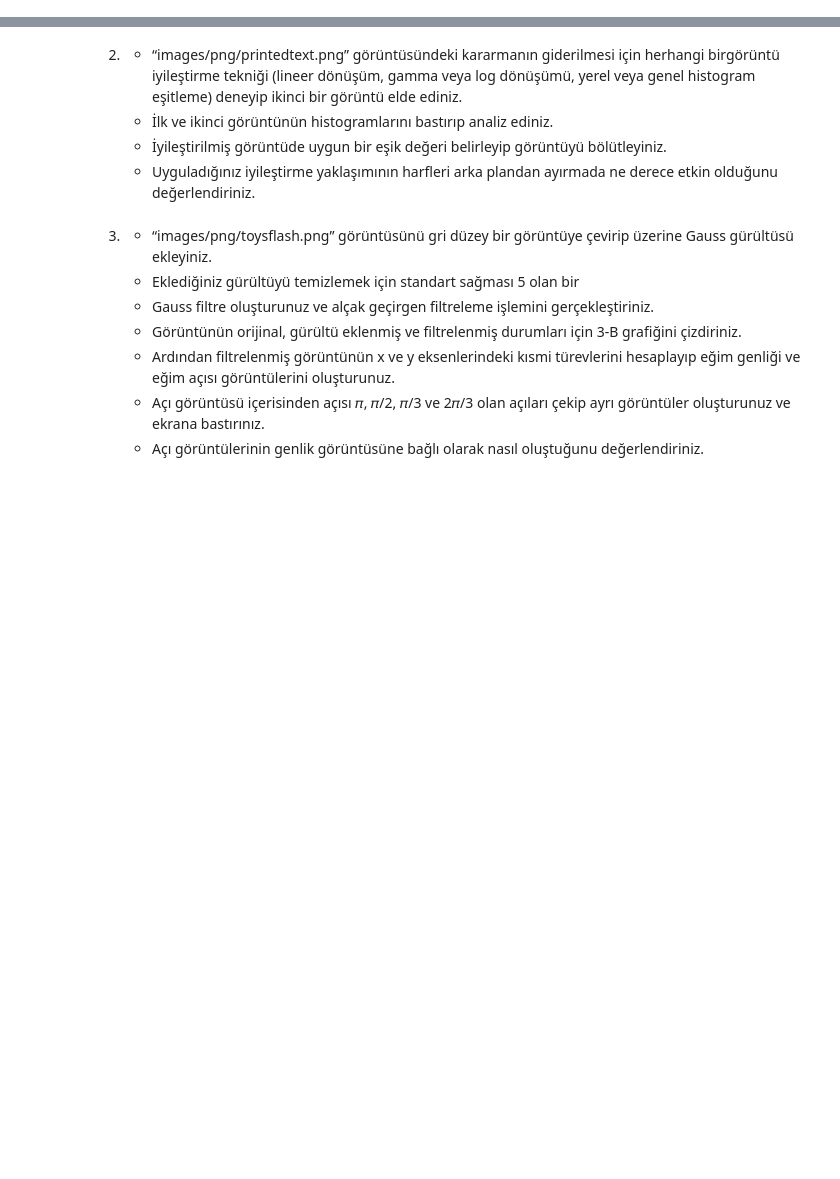
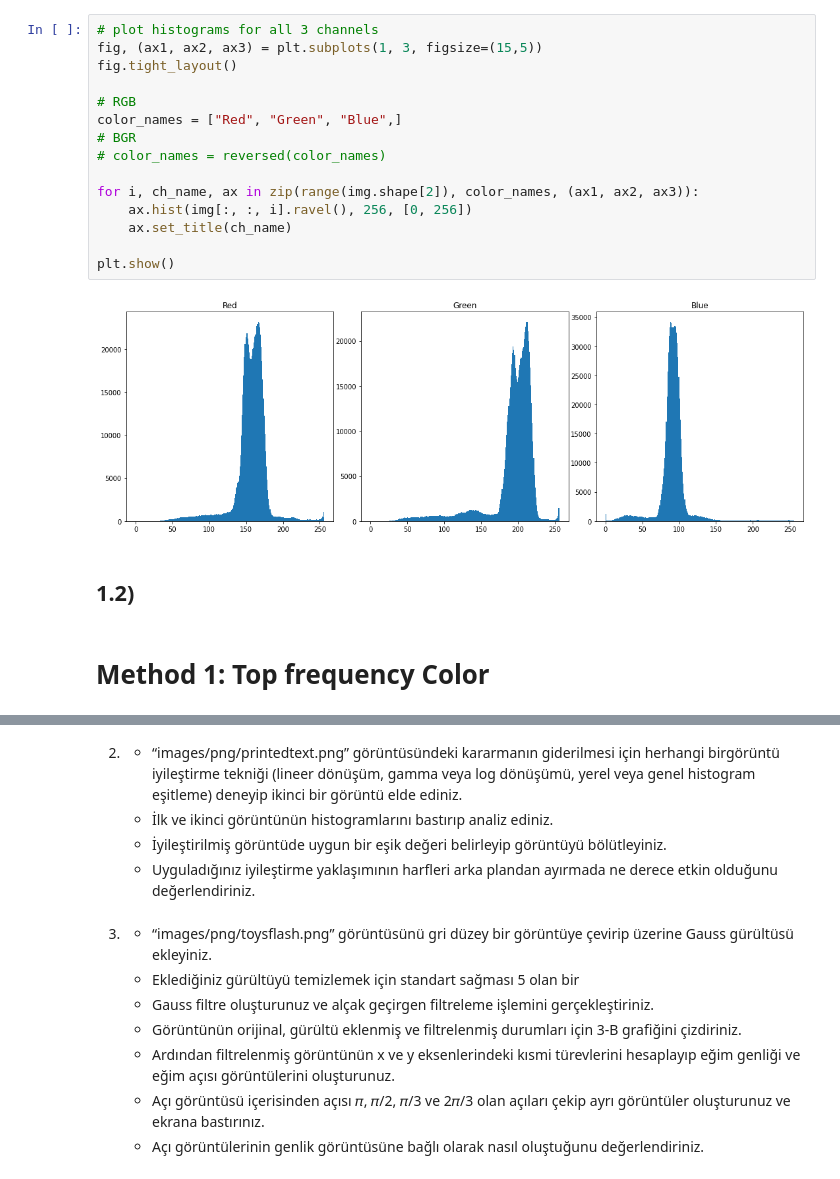
Before and after one commit to melihozaydin/MSc_Projects, a Jupyter notebook: BM5113 - Bilgisayarla Görme/hw1/hw1.ipynb, the cells around one changed output, grey strips where cells are left out. Drawn from its saved outputs; the diff is of its cells as text; blank space fills up the shorter version.

```diff
--- a/BM5113 - Bilgisayarla Görme/hw1/hw1.ipynb
+++ b/BM5113 - Bilgisayarla Görme/hw1/hw1.ipynb
@@ -8,0 +27,21 @@ değişmesini sağlayınız.
+# %%
+# plot histograms for all 3 channels
+fig, (ax1, ax2, ax3) = plt.subplots(1, 3, figsize=(15,5))
+fig.tight_layout()
+
+# RGB
+color_names = ["Red", "Green", "Blue",]
+# BGR
+# color_names = reversed(color_names)
+
+for i, ch_name, ax in zip(range(img.shape[2]), color_names, (ax1, ax2, ax3)):
+    ax.hist(img[:, :, i].ravel(), 256, [0, 256])
+    ax.set_title(ch_name)
+
+plt.show()
+# %% [output]
+[figure, added]
+# %% [markdown]
+## 1.2)
+# %% [markdown]
+# Method 1: Top frequency Color
```
Also changed, not shown: parts of 11 cells of this notebook, 2 other files.
